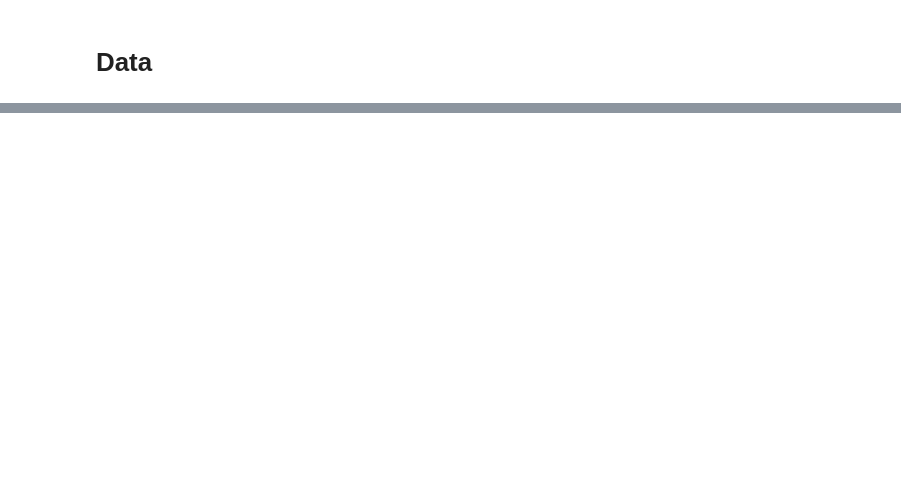
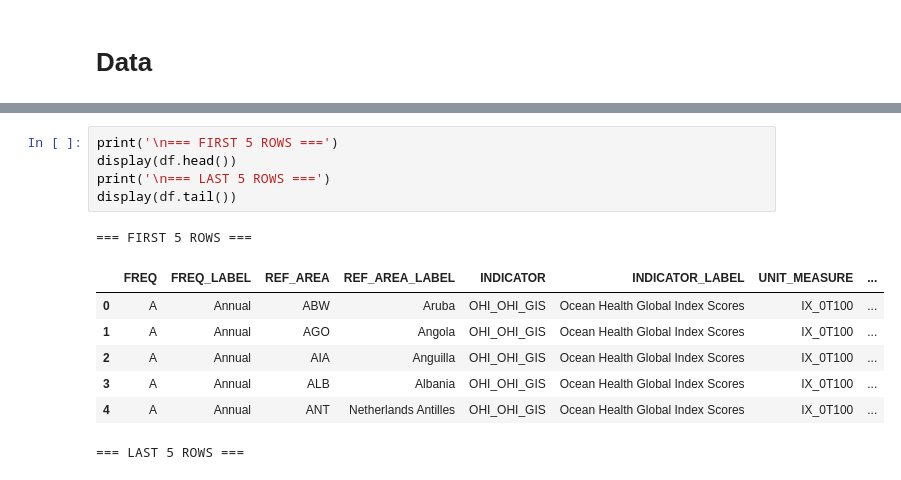
Before and after one commit to kamxsato/MIS444_Final_Project, a Jupyter notebook: 24104087_Final_Project.ipynb, the cells around one changed output, grey strips where cells are left out. Drawn from its saved outputs; the diff is of its cells as text; blank space fills up the shorter version.

```diff
--- a/24104087_Final_Project.ipynb
+++ b/24104087_Final_Project.ipynb
@@ -47,0 +55,14 @@ Memory usage: 0.46 MB
+# %%
+print('\n=== FIRST 5 ROWS ===')
+display(df.head())
+print('\n=== LAST 5 ROWS ===')
+display(df.tail())
+# %% [output]
+=== FIRST 5 ROWS ===
+|  | FREQ | FREQ_LABEL | REF_AREA | REF_AREA_LABEL | INDICATOR | INDICATOR_LABEL | UNIT_MEASURE | ... |
+| 0 | A | Annual | ABW | Aruba | OHI_OHI_GIS | Ocean Health Global Index Scores | IX_0T100 | ... |
+| 1 | A | Annual | AGO | Angola | OHI_OHI_GIS | Ocean Health Global Index Scores | IX_0T100 | ... |
+| 2 | A | Annual | AIA | Anguilla | OHI_OHI_GIS | Ocean Health Global Index Scores | IX_0T100 | ... |
+| 3 | A | Annual | ALB | Albania | OHI_OHI_GIS | Ocean Health Global Index Scores | IX_0T100 | ... |
+| 4 | A | Annual | ANT | Netherlands Antilles | OHI_OHI_GIS | Ocean Health Global Index Scores | IX_0T100 | ... |
+=== LAST 5 ROWS ===
```
Also changed, not shown: parts of 13 cells of this notebook.
